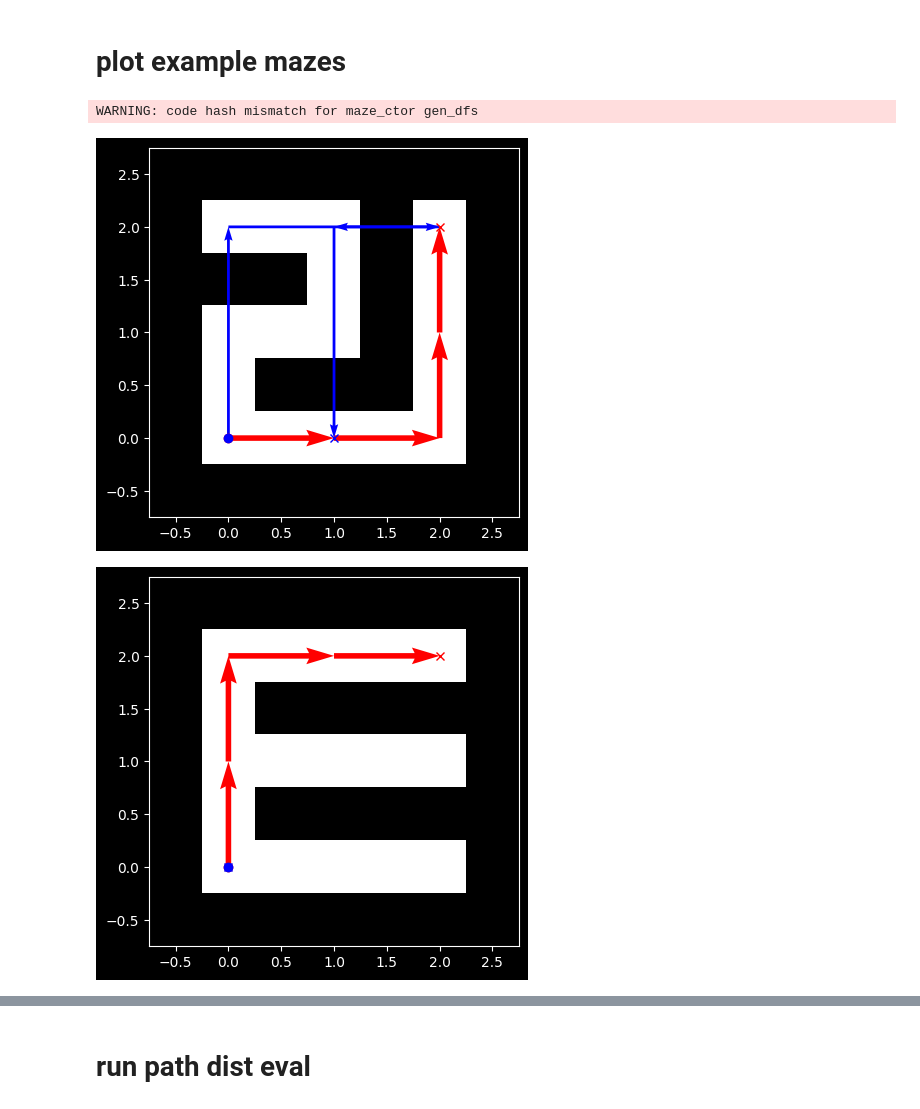
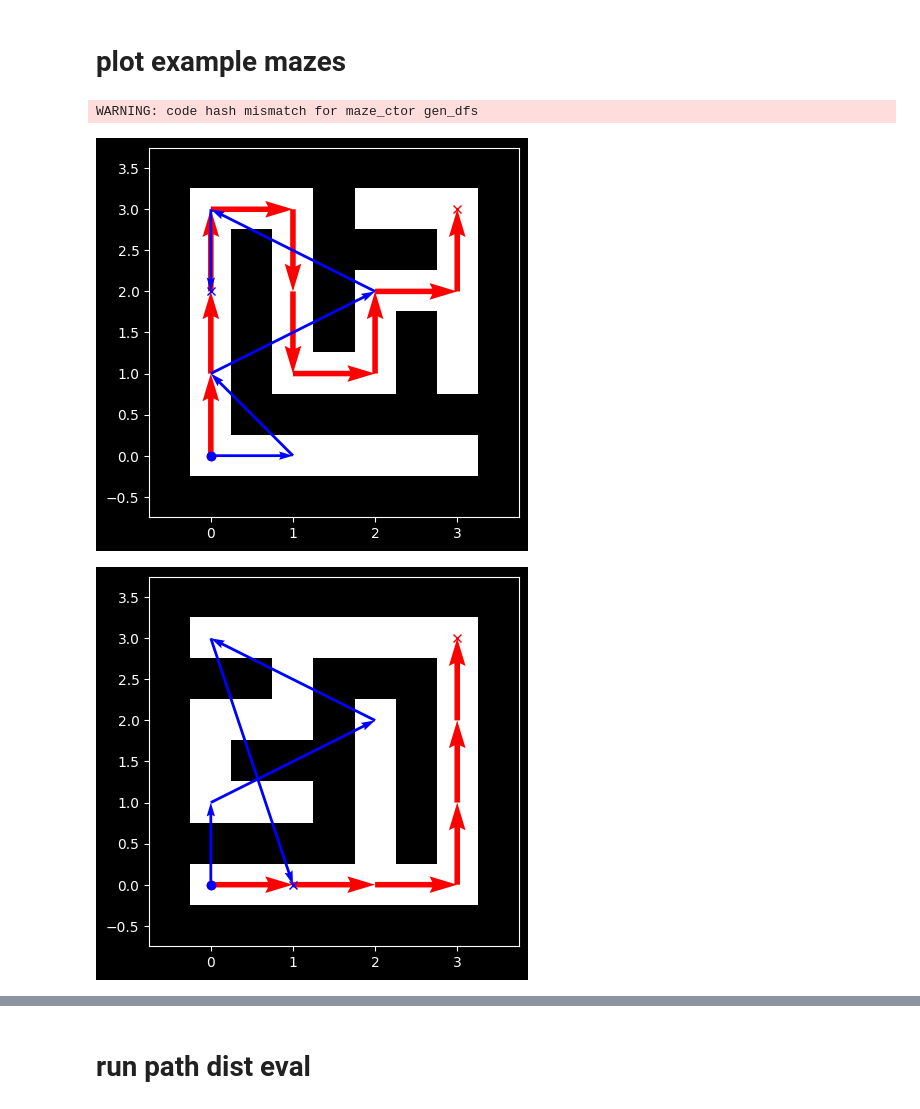
Before and after one commit to understanding-search/maze-transformer, a Jupyter notebook: notebooks/eval_model.ipynb, the cells around one changed output, grey strips where cells are left out. Saved outputs shown, nothing was run; the diff lists cells and outputs as text; code cells hidden in the pictures.

```diff
--- a/notebooks/eval_model.ipynb
+++ b/notebooks/eval_model.ipynb
@@ -39,22 +20,0 @@ The autoreload extension is already loaded. To reload it, use:
-# %%
-# -- Configuration --
-# Set seed for reproducibility
-seed = 42
-_= torch.manual_seed(seed)
-device = torch.device("cuda" if torch.cuda.is_available() else "cpu")
-
-DARK_MODE = True
-if DARK_MODE:
-    pio.templates.default = "plotly_dark"
-    plt.style.use("dark_background")
-
-# load model and configs - this should point towards a directory containing a run
-run_path = Path("../data/maze/g3-n5-debugging")
-
-# If you don't have any runs, you can use:
-# try:
-#     create_dataset(path_base="../data/maze/", n_mazes=5, grid_n=3, name="debugging")
-# except FileExistsError:
-#     print(f'{Path("../data/maze/debugging").as_posix()} already exists, skipping...')
-#     pass
-# train_model(basepath="../data/maze/g3-n5-debugging")
@@ -68,0 +21,7 @@ maze_path = run_path / 'maze_tokens.jsonl'
+# %%
+# Setup
+# this should point towards a directory containing a run. If you don't have any runs, you can use `poetry run python scripts/create_dataset.py create ./data/maze 10 --grid_n=4`
+run_path = Path("../data/maze/g4-n10")
+device, model_path = initialize_notebook(run_path=run_path, dark_mode=True, seed=42)
+model, cfg = load_model_with_configs(model_path)
+maze_path = run_path / "maze_tokens.jsonl"
@@ -76,41 +38,38 @@ def testdata_plot_predicted_path(
 		n_mazes: int = 10,
 		n_tokens_pred: int = 8,
 	):
-	mazes_tokens: list[list[str]] = list()
-
 	# load model and configs
 	model, cfg = load_model_with_configs(model_path)
 
 	# load maze test data
 	mazes_tokens: list[list[str]] = [
  	   line.split() for line in maze_tokens_path.read_text().splitlines()
 	]
 	mazes_tokens = mazes_tokens[:n_mazes]
 
 	mazes_solved: list[tuple[LatticeMaze, MazePath, MazePath]] = [
 		predict_maze_path(
 			tokens = tokens,
 			data_cfg = cfg.dataset_cfg,
 			model = model,
 		n_tokens_pred = n_tokens_pred,
 		)
 		for tokens in mazes_tokens
 	]
 
 
 	# plot
 	for maze, path, path_pred in mazes_solved:
 		plot_multi_paths(
 			maze = maze,
 			paths = [
 				PathFormat(path, "true", color = "red", quiver_kwargs = {'width': 0.015}),
 				PathFormat(path_pred, "predicted", color = "blue", quiver_kwargs = {}),
 			],
 		)
 
 testdata_plot_predicted_path(model_path, maze_path)
-# testdata_plot_predicted_path()
 # %% [output]
 WARNING: code hash mismatch for maze_ctor gen_dfs
-[figure, old version]
+[figure, new version]
-[figure, old version]
+[figure, new version]
```
Also changed, not shown: parts of 7 cells of this notebook, 2 other files.
